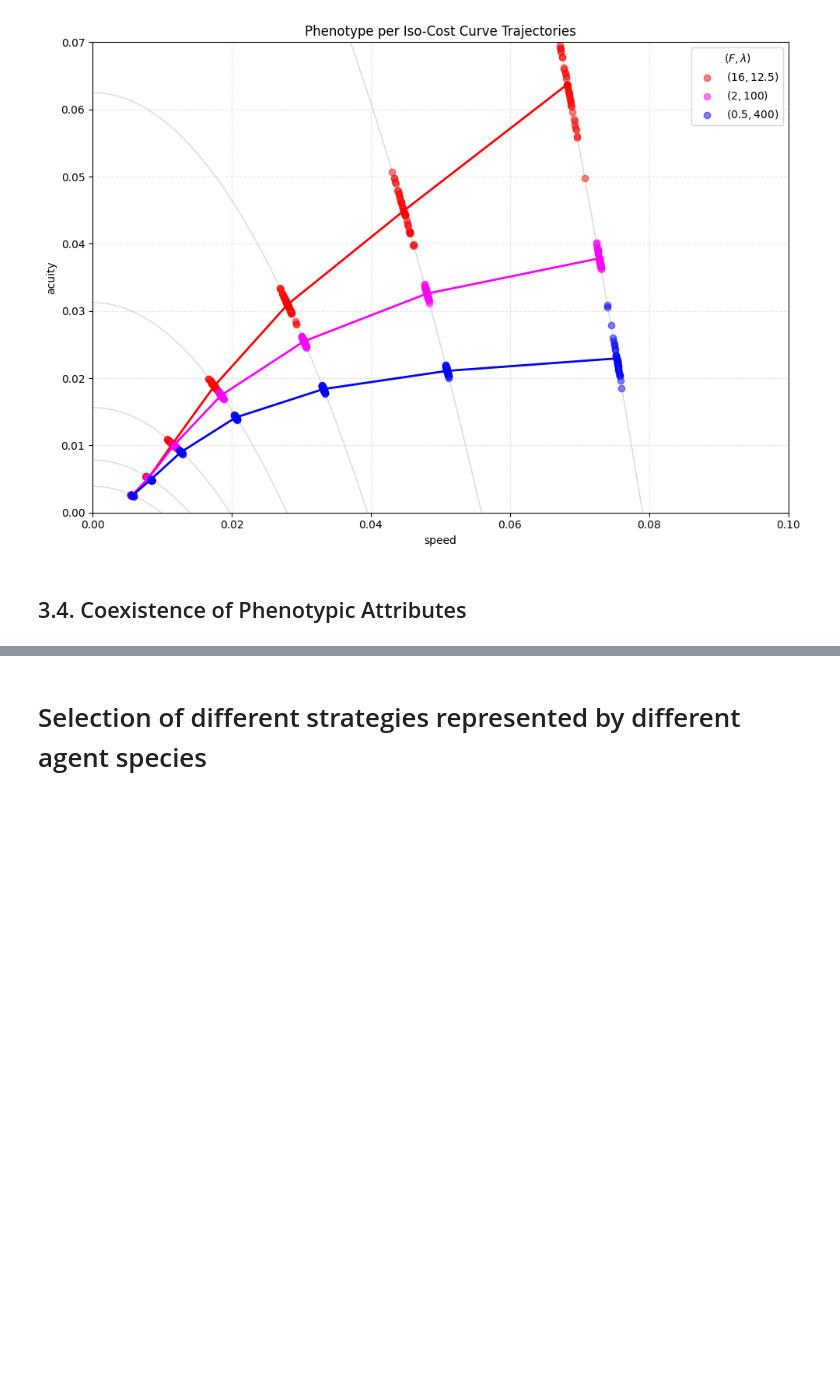
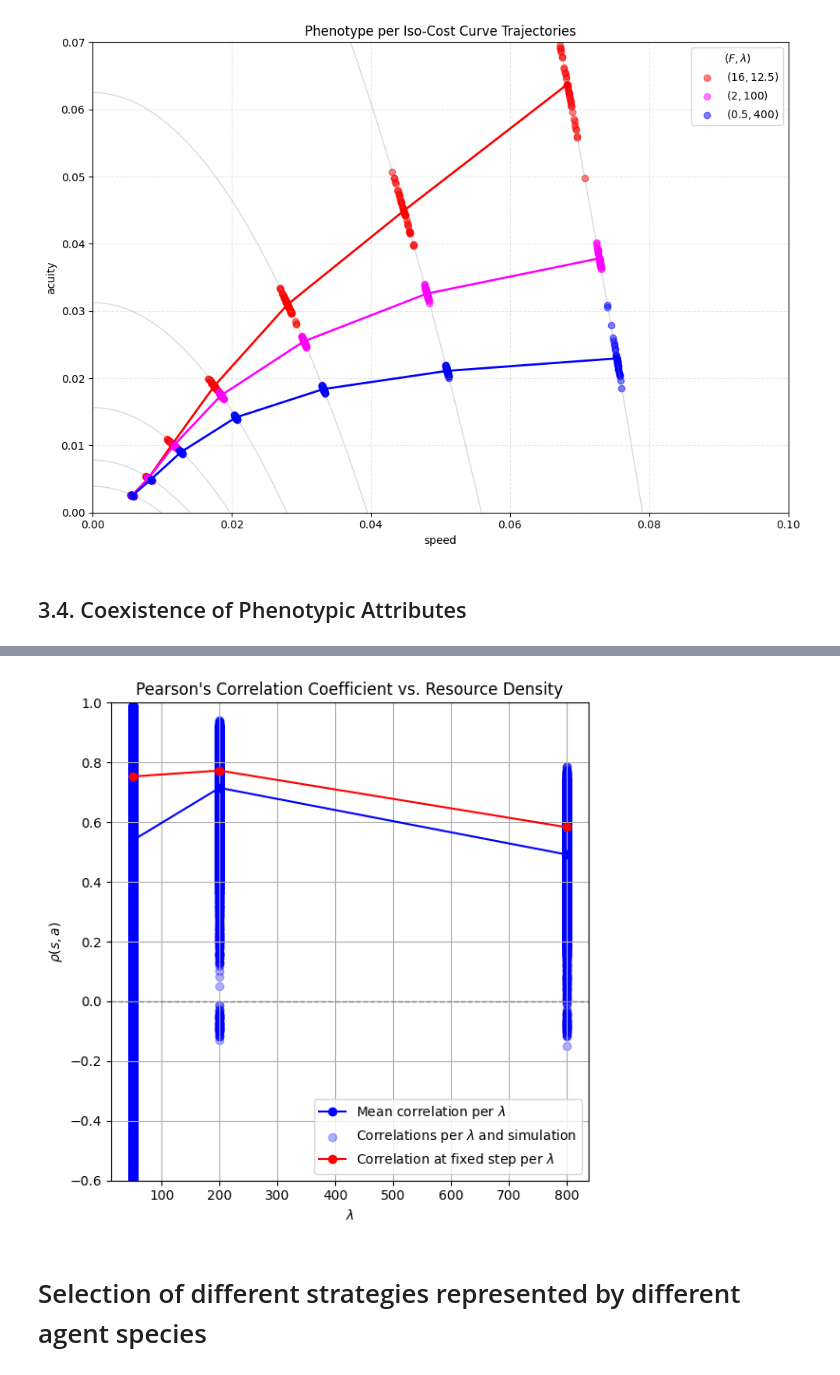
Before and after one commit to PrometheosFire/foraging-sim, a Jupyter notebook: evaluation/results.ipynb, the cells around one changed output, grey strips where cells are left out. Cells and saved outputs as stored; diff of their text form; code cells hidden in the pictures; blank space fills up the shorter version.

Commit message:
3.4 done (final results.ipynb)

```diff
--- a/evaluation/results.ipynb
+++ b/evaluation/results.ipynb
@@ -493,3 +500,82 @@ plt.show()
+# %%
+# --- Step 1: Calculate correlations grouped by 'Lamb', 'Simulation', and 'step' ---
+# Store correlations per lambda and step, list of correlations per simulation
+corrs_per_lambda_step_sim = defaultdict(lambda: defaultdict(list))
+
+for (lamb, sim, step), group in df.groupby(["Lamb", "Simulation", "step"]):
+    if group.shape[0] > 1:  # Need at least 2 data points for correlation
+        corr, _ = pearsonr(group["speed"], group["acuity"])
+        corrs_per_lambda_step_sim[lamb][step].append(corr)
+    else:
+        corrs_per_lambda_step_sim[lamb][step].append(np.nan)
+
+# Sort lambdas to keep order consistent
+sorted_lambdas_sim = sorted(corrs_per_lambda_step_sim.keys())
+
+# Compute mean correlation across all steps and simulations for each lambda
+mean_corrs_sim = []
+for lamb in sorted_lambdas_sim:
+    all_corrs = []
+    for step_corrs in corrs_per_lambda_step_sim[lamb].values():
+        all_corrs.extend(step_corrs)  # Flatten list of correlations
+    mean_corrs_sim.append(np.nanmean(all_corrs))
+
+# --- Substitute fixed step by last timestep per simulation ---
+
+# 1. For each (Lamb, Simulation) pair, find the maximum step (i.e., last timestep)
+last_steps = df.groupby(["Lamb", "Simulation"])["step"].max().reset_index()
+
+# 2. Merge with original dataframe to filter only rows corresponding to the last timestep of each simulation
+df_last_steps = pd.merge(df, last_steps, on=["Lamb", "Simulation", "step"])
+
+# 3. Group by 'Lamb' and compute correlation between 'speed' and 'acuity' using data from last timesteps of simulations
+corrs_per_lambda_fixed = {}
+for lamb, group in df_last_steps.groupby("Lamb"):
+    if group.shape[0] > 1:  # Need at least 2 data points for correlation
+        corr, _ = pearsonr(group["speed"], group["acuity"])
+        corrs_per_lambda_fixed[lamb] = corr
+    else:
+        corrs_per_lambda_fixed[lamb] = np.nan  # Not enough data points
+
+# Sort lambdas and corresponding correlations for consistent plotting
+sorted_lambdas_fixed = sorted(corrs_per_lambda_fixed.keys())
+sorted_corrs_fixed = [corrs_per_lambda_fixed[l] for l in sorted_lambdas_fixed]
+
+# --- Step 3: Plot all results on the same figure ---
+
+plt.figure(figsize=(6, 6))
+
+# Plot 1: Mean correlation per lambda across all simulations (blue solid line with circles)
+plt.plot(sorted_lambdas_sim, mean_corrs_sim, marker='o', linestyle='-', color='blue', label=r'Mean correlation per $\lambda$')
+
+# Plot 2: Individual correlations per simulation (blue scatter points with transparency)
+for lamb in sorted_lambdas_sim:
+    all_corrs = []
+    for step_corrs in corrs_per_lambda_step_sim[lamb].values():
+        all_corrs.extend(step_corrs)
+    x = [lamb] * len(all_corrs)
+    plt.scatter(x, all_corrs, color='blue', alpha=0.3, label=r'Correlations per $\lambda$ and simulation' if lamb == sorted_lambdas_sim[0] else "")
+
+# Plot 3: Correlation at the last timestep per simulation for each lambda (red dashed line with square markers)
+plt.plot(sorted_lambdas_fixed, sorted_corrs_fixed, marker='o', linestyle='-', color='red', label=r'Correlation at fixed step per $\lambda$')
+
+plt.axhline(y=0, color='gray', linestyle='--', linewidth=1)
+
+# Labels and title
+plt.xlabel(r'$\lambda$')
+plt.ylabel(r"$\rho (s, a)$")
+plt.title("Pearson's Correlation Coefficient vs. Resource Density")
+plt.ylim(-0.6, 1)
+
+# Add legend and grid
+plt.legend()
+plt.grid(True)
+plt.tight_layout()
+
+# Show the combined plot
+plt.show()
+# %% [output]
+[figure, added]
 # %% [markdown]
 # Selection of different strategies represented by different agent species
 # %%
```
Also changed, not shown: parts of 10 cells of this notebook.
